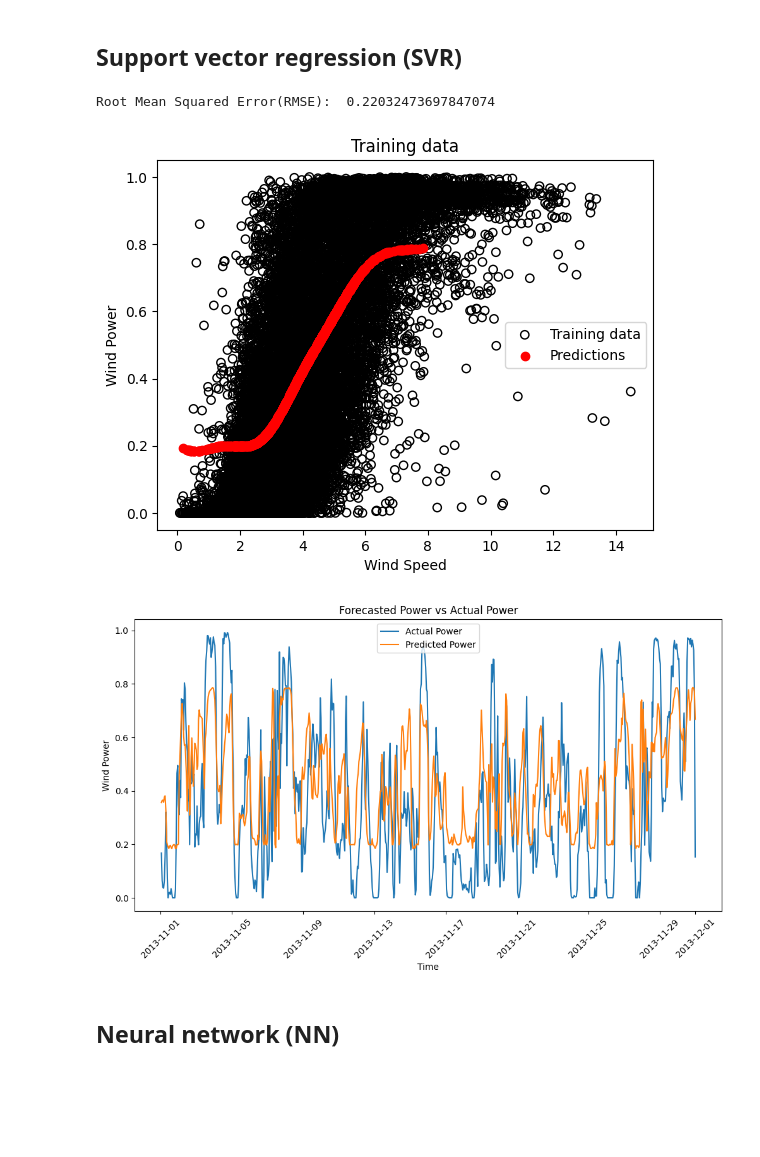
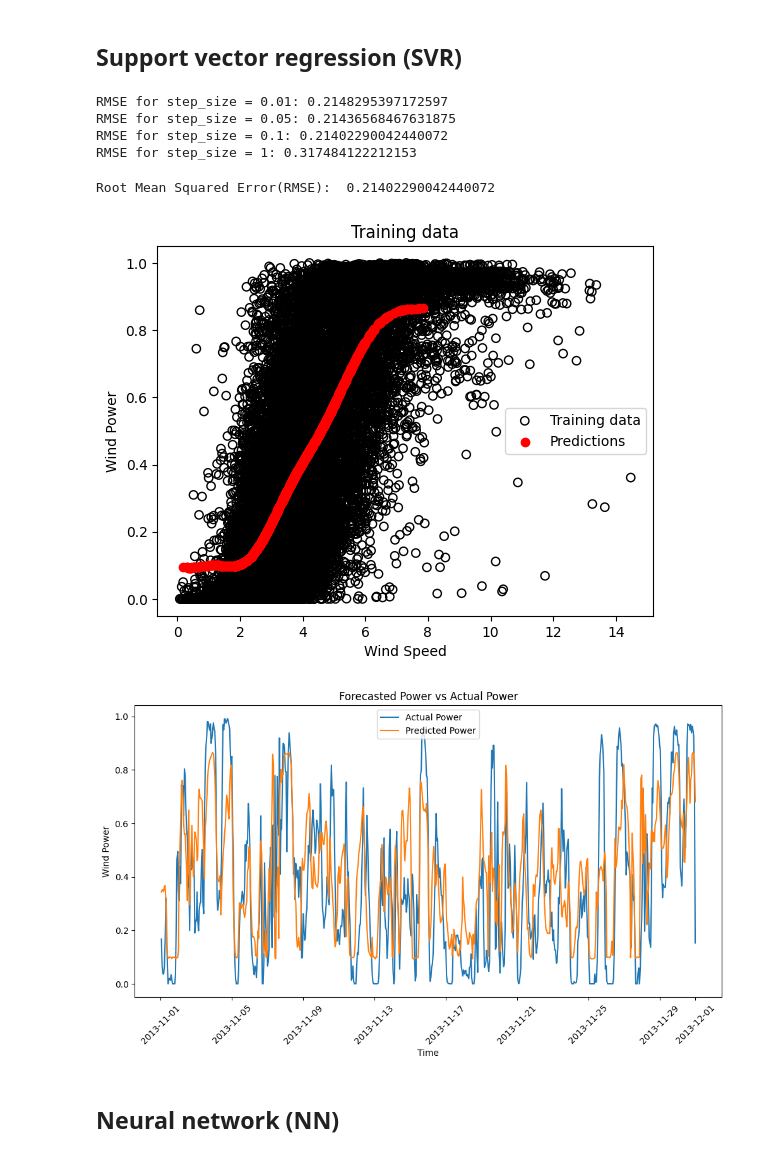
Before and after one commit to aishanbianshan/energy-info_A2_g6, a Jupyter notebook: q1.ipynb, the cells around one changed output. Cells and saved outputs as stored; diff of their text form; code cells hidden in the pictures; blank space fills up the shorter version.

```diff
--- a/q1.ipynb
+++ b/q1.ipynb
@@ -99,11 +99,3 @@ Root Mean Squared Error(RMSE):  0.21650302369561153
 [figure]
 # %% [markdown]
 ## K-nearest neighbours (kNN)
-# %%
-knn_model = KNeighborsRegressor(n_neighbors=1000)
-
-# fit the model
-knn_model.fit(X_train.values.reshape(-1, 1), y_train)
-
-# make predictions
-knn_y_pred = knn_model.predict(test_set)
@@ -116,21 +137,39 @@ Root Mean Squared Error(RMSE):  0.21707749962491762
 [figure]
 # %% [markdown]
 ## Support vector regression (SVR)
-# %%
-svr_model = SVR(C=1.0, epsilon=0.2)
-
-# fit the model
-svr_model.fit(X_train.values.reshape(-1, 1), y_train)
-
-# make predictions
-svr_y_pred = svr_model.predict(test_set)
+# %%
+best_step_size = 0
+best_rmse = float("inf")
+best_svr_model = None
+
+for step_size in [0.01, 0.05, 0.1, 1]:
+    svr_model = SVR(C=1.0, epsilon=step_size)
+    svr_model.fit(X_train.values.reshape(-1, 1), y_train)
+    svr_y_pred = svr_model.predict(test_set)
+    rmse = sqrt(mean_squared_error(solution_vector, svr_y_pred))
+    if rmse < best_rmse:
+        best_rmse = rmse
+        best_step_size = step_size
+        best_svr_model = svr_model
+    print(f"RMSE for step_size = {step_size}: {rmse}")
+
+# fit the model
+best_svr_model.fit(X_train.values.reshape(-1, 1), y_train)
+
+# make predictions
+best_svr_y_pred = best_svr_model.predict(test_set)
+# %% [output]
+RMSE for step_size = 0.01: 0.2148295397172597
+RMSE for step_size = 0.05: 0.21436568467631875
+RMSE for step_size = 0.1: 0.21402290042440072
+RMSE for step_size = 1: 0.317484122212153
 # %%
-plot_results(svr_y_pred)
-plot_line(svr_y_pred)
+plot_results(best_svr_y_pred)
+plot_line(best_svr_y_pred)
 # %% [output]
-Root Mean Squared Error(RMSE):  0.22032473697847074
+Root Mean Squared Error(RMSE):  0.21402290042440072
-[figure, old version]
+[figure, new version]
-[figure, old version]
+[figure, new version]
 # %% [markdown]
 ## Neural network (NN)
 # %%
```
Also changed, not shown: parts of 5 cells of this notebook, 2 other files.
